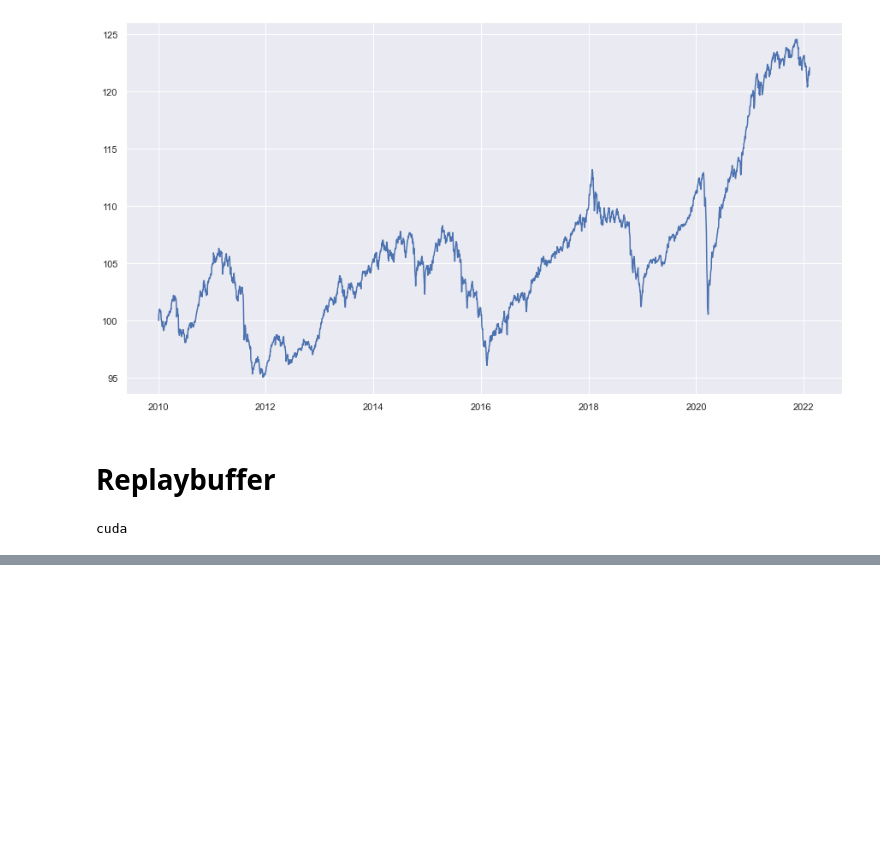
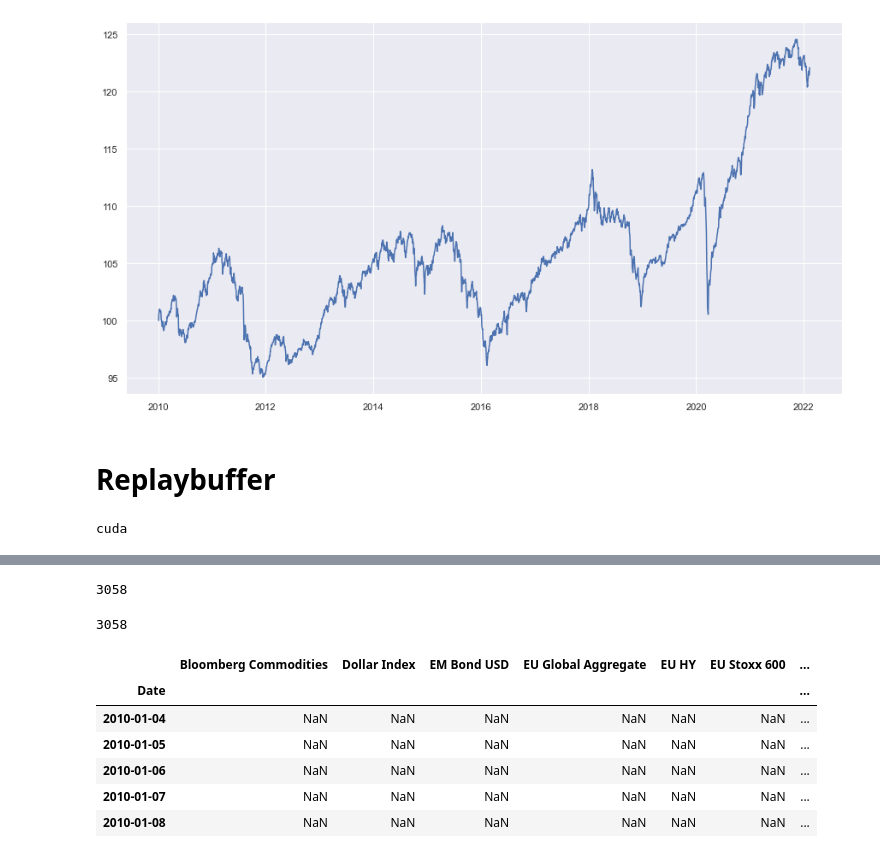
Before and after one commit to MikailINTech/DRL-for-Finance, a Jupyter notebook: drl_project.ipynb, the cells around one changed output, grey strips where cells are left out. Saved outputs shown, nothing was run; the diff lists cells and outputs as text; code cells hidden in the pictures; blank space fills up the shorter version.

```diff
--- a/drl_project.ipynb
+++ b/drl_project.ipynb
@@ -97,0 +348,8 @@ cuda
+# %%
+len(weights_tensor)
+# %% [output]
+3058
+# %%
+len(data)
+# %% [output]
+3058
@@ -97,0 +358,10 @@ cuda
+# %%
+weights_predicted.head()
+# %% [output]
+|  | Bloomberg Commodities | Dollar Index | EM Bond USD | EU Global Aggregate | EU HY | EU Stoxx 600 | ... |
+| Date |  |  |  |  |  |  | ... |
+| 2010-01-04 | NaN | NaN | NaN | NaN | NaN | NaN | ... |
+| 2010-01-05 | NaN | NaN | NaN | NaN | NaN | NaN | ... |
+| 2010-01-06 | NaN | NaN | NaN | NaN | NaN | NaN | ... |
+| 2010-01-07 | NaN | NaN | NaN | NaN | NaN | NaN | ... |
+| 2010-01-08 | NaN | NaN | NaN | NaN | NaN | NaN | ... |
```
Also changed, not shown: parts of 23 cells of this notebook.
